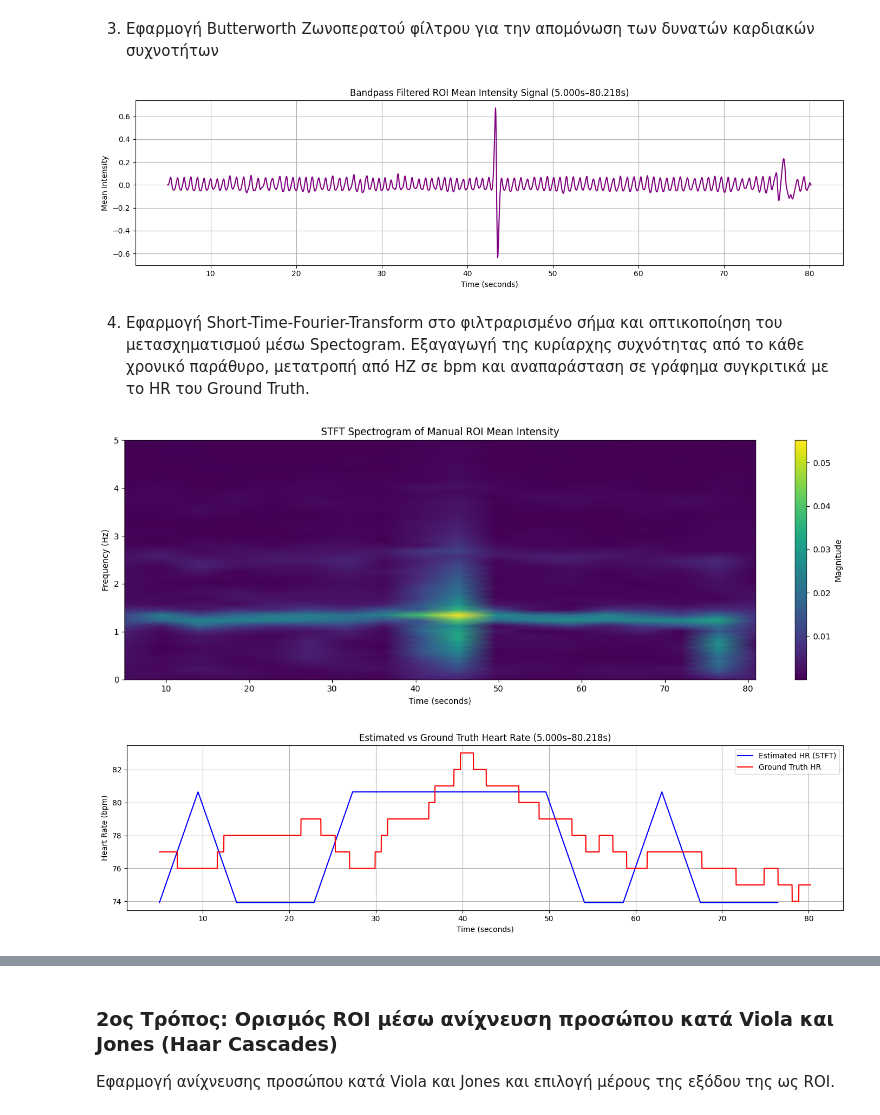
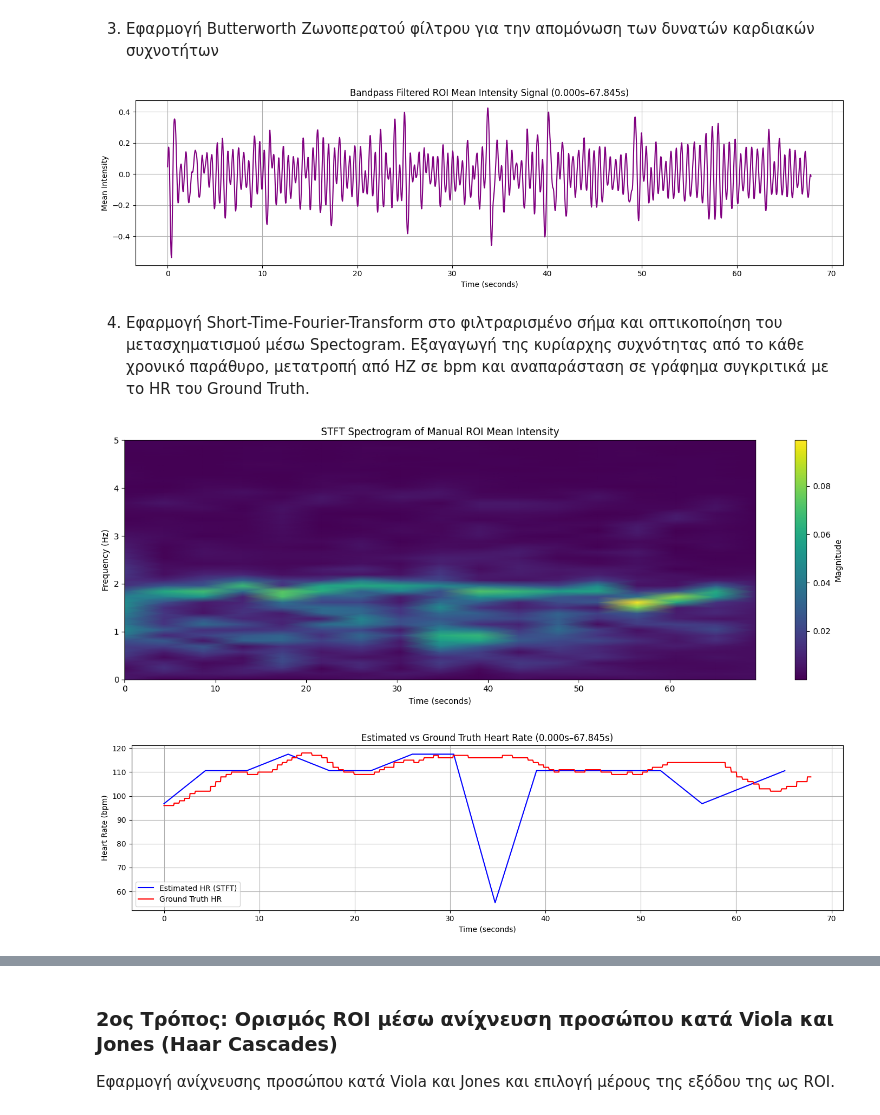
Before and after one commit to iliaxant/HR_Extraction_from_Video, a Jupyter notebook: HR_Extraction_from_Video.ipynb, the cells around one changed output, grey strips where cells are left out. Cells and saved outputs as stored; diff of their text form; code cells hidden in the pictures.

```diff
--- a/HR_Extraction_from_Video.ipynb
+++ b/HR_Extraction_from_Video.ipynb
@@ -128,18 +129,18 @@ Duration:         1:20.218 (80.218s)
 # %% [markdown]
 2) Τύπωση όλων των χρήσιμων πληροφοριών για το Ground Truth. Σχεδίαση του διαγράμματος του PPG σήματος και του HR για ένα καθορισμένο χρονικό παράθυρο.
 # %%
-# # UBFC-RPPG Dataset 2   (subject45)
-# gt_data = np.loadtxt(gt_path)
-# gt_ppg = gt_data[0, :]
-# gt_hr = gt_data[1, :]
-# gt_time = gt_data[2, :]
+# UBFC-RPPG Dataset 2   (subject45)
+gt_data = np.loadtxt(gt_path)
+gt_ppg = gt_data[0, :]
+gt_hr = gt_data[1, :]
+gt_time = gt_data[2, :]
 
 
-# UBFC-RPPG Dataset 1   (11-gt)
-gt_data = np.genfromtxt(gt_path, delimiter=',')
-gt_ppg = gt_data[:, 3]
-gt_hr = gt_data[:, 1]
-gt_time = gt_data[:, 0] / 1000.0
+# # UBFC-RPPG Dataset 1   (11-gt)
+# gt_data = np.genfromtxt(gt_path, delimiter=',')
+# gt_ppg = gt_data[:, 3]
+# gt_hr = gt_data[:, 1]
+# gt_time = gt_data[:, 0] / 1000.0
 
 
 
@@ -273,18 +274,18 @@ Jones (Haar Cascades)
 # Input ROI coordinates for Mean Channel Intensity calculation and which Channel.
 # ------------------------------------------------
 
-start_time = 5
-segment_duration = video_duration_secs   # Signal lasts video_duration_secs seconds.
+start_time = 0
+segment_duration = video_duration_secs  # Signal lasts video_duration_secs seconds.
 
 # # UBFC-RPPG Dataset 2   (subject45)
 # x1, y1 = 305, 141
 # x2, y2 = 347, 175
 # channel = 1  # 0: Blue, 1: Green, 2: Red  (BGR colorspace)
 
-# UBFC-RPPG Dataset 1   (11-gt)
-x1, y1 = 277, 198
-x2, y2 = 329, 224
-channel = 1  # 0: Blue, 1: Green, 2: Red  (BGR colorspace)
+# # UBFC-RPPG Dataset 1   (11-gt)
+# x1, y1 = 277, 198
+# x2, y2 = 329, 224
+# channel = 1  # 0: Blue, 1: Green, 2: Red  (BGR colorspace)
 
 # ------------------------------------------------
 
@@ -312,10 +313,11 @@ for _ in tqdm(range(start_frame, end_frame)):
     if not ret:
         break
 
-    roi = frame[y1:y2, x1:x2, :].copy()
+    # roi = frame[y1:y2, x1:x2, :].copy()
+    roi = frame[:,:,1]
     roi_frames_manual.append(roi.copy())
 
-    roi = roi[:,:, channel]
+    # roi = roi[:,:, channel]
     mean_val = np.mean(roi)
     roi_means_manual.append(mean_val)
 
@@ -371,7 +373,7 @@ plt.show()
 # Input the cutoff frequencies and the order of the bandpass filter.
 # ----------------------
 lowcut = 0.75
-highcut = 3.5
+highcut = 2.5
 
 filt_order=1
 # ----------------------
@@ -397,13 +399,13 @@ plt.grid(True)
 plt.tight_layout()
 plt.show()
 # %% [output]
-[figure, old version]
+[figure, new version]
 # %% [markdown]
 4) Εφαρμογή Short-Time-Fourier-Transform στο φιλτραρισμένο σήμα και οπτικοποίηση του μετασχηματισμού μέσω Spectogram. Εξαγαγωγή της κυρίαρχης συχνότητας από το κάθε χρονικό παράθυρο, μετατροπή από HZ σε bpm και αναπαράσταση σε γράφημα συγκριτικά με το HR του Ground Truth.
 # %%
 # Input the window parameters for the STFT
 # ----------------------
-window_size = 256
+window_size = 260
 overlap_ratio = 0.5
 # ----------------------
 
@@ -424,35 +426,35 @@ dominant_hr_manual = dominant_freqs_manual * 60  # Hz to bpm
 
 valid_idx = t_manual <= end_time
 t_manual_valid = t_manual[valid_idx]
 dominant_hr_manual_valid = dominant_hr_manual[valid_idx]
 
 start_samp = np.searchsorted(gt_time, start_time)
 end_samp = np.searchsorted(gt_time, end_time)
 
 plt.figure(figsize=(14, 5))
 plt.pcolormesh(t_manual, f_manual, magnitude_manual, shading='gouraud')
 plt.title("STFT Spectrogram of Manual ROI Mean Intensity")
 plt.xlabel("Time (seconds)")
 plt.ylabel("Frequency (Hz)")
 plt.colorbar(label='Magnitude')
 plt.ylim(0, 5)
 plt.tight_layout()
 plt.show()
 
 plt.figure(figsize=(14, 4))
 plt.plot(t_manual_valid, dominant_hr_manual_valid, color='blue', label='Estimated HR (STFT)')
 # plt.plot(t_manual, dominant_hr_manual, color='blue', label='Estimated HR (STFT)')
 plt.plot(gt_time[start_samp:end_samp], gt_hr[start_samp:end_samp], color='red', label='Ground Truth HR')
 plt.title(f"Estimated vs Ground Truth Heart Rate ({start_time:.3f}s–{end_time:.3f}s)")
 plt.xlabel("Time (seconds)")
 plt.ylabel("Heart Rate (bpm)")
 plt.grid(True)
 plt.legend()
 plt.tight_layout()
 plt.show()
 # %% [output]
-[figure, old version]
+[figure, new version]
-[figure, old version]
+[figure, new version]
 # %%
 print(dominant_hr_manual_valid)
 # %% [output]
```
Also changed, not shown: parts of 6 cells of this notebook.
